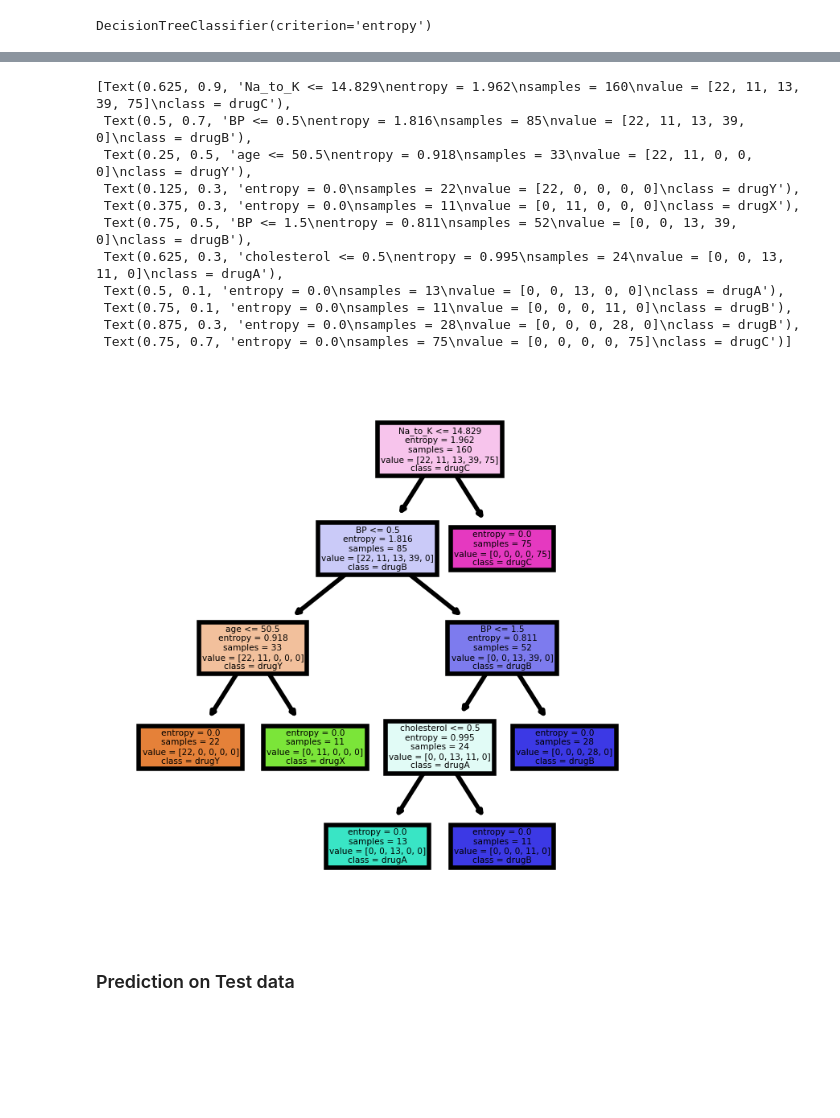
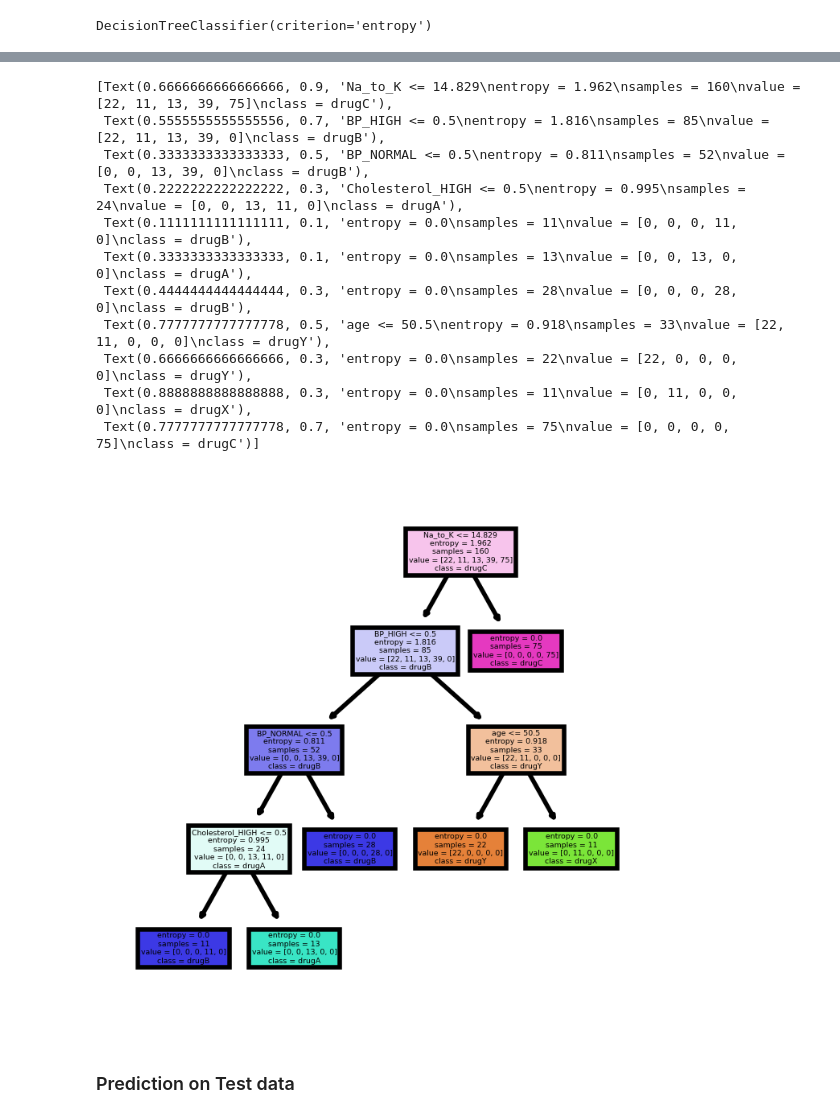
Before and after one commit to rahul-bhutekar/Data-Science, a Jupyter notebook: Assignments/Decision Tree/Decision-Tree-Drug200.ipynb, the cells around one changed output, grey strips where cells are left out. Saved outputs shown, nothing was run; the diff lists cells and outputs as text; code cells hidden in the pictures; blank space fills up the shorter version.

Commit message:
used OneHotEncoder for independent variables(Sex, BP, Cholesterol) instead of LabelEncoder

```diff
--- a/Assignments/Decision Tree/Decision-Tree-Drug200.ipynb
+++ b/Assignments/Decision Tree/Decision-Tree-Drug200.ipynb
@@ -107,0 +119,9 @@ df['Drug'] = label_encoder.fit_transform(df['Drug'])
+# %%
+# creating a new DataFrame with the newly generated values
+df_encoded_Sex = pd.DataFrame(one_hot_encoded_Sex, columns=col_names_Sex)
+df_encoded_BP = pd.DataFrame(one_hot_encoded_BP, columns=col_names_BP)
+df_encoded_Cholesterol = pd.DataFrame(one_hot_encoded_Cholesterol, columns=col_names_Cholesterol)
+# %%
+# concatenate the newly generated encoded values to the original DataFrame and dropping the original OBJECT type field 'Payment_Behaviour'
+df = pd.concat([df, df_encoded_Sex, df_encoded_BP, df_encoded_Cholesterol], axis=1)
+df = df.drop(['Sex', 'BP', 'Cholesterol'], axis=1)
@@ -137,0 +155,4 @@ df.head()
+# %%
+# move the target column 'Drug' to the end of the DataFrame
+df = pd.concat([df.drop('Drug', axis=1), df['Drug']], axis=1)
+df.head()
@@ -155,5 +183,5 @@ df.iloc[:, 0:5]
 # %%
-x = df.iloc[:,0:5]
-y = df.iloc[:,5]
+x = df.iloc[:,0:9]
+y = df.iloc[:,9]
 x
 # %% [output]
@@ -265,23 +293,23 @@ tree.plot_tree(model)
 # %%
 # visualizing decision tree with different parameters
 
-fn = ['age', 'sex', 'BP', 'cholesterol', 'Na_to_K']
+fn = ['age', 'Na_to_K', 'sex_f', 'sex_m', 'BP_HIGH', 'BP_LOW', 'BP_NORMAL', 'Cholesterol_HIGH', 'Cholesterol_NORMAL']
 cn = ['drugY', 'drugX', 'drugA', 'drugB', 'drugC']
 fig,axes = plt.subplots(nrows=1, ncols=1, figsize=(2,2), dpi=400)
 tree.plot_tree(model, feature_names=fn, class_names=cn, filled=True)
 # %% [output]
-[Text(0.625, 0.9, 'Na_to_K <= 14.829\nentropy = 1.962\nsamples = 160\nvalue = [22, 11, 13, 39, 75]\nclass = drugC'),
- Text(0.5, 0.7, 'BP <= 0.5\nentropy = 1.816\nsamples = 85\nvalue = [22, 11, 13, 39, 0]\nclass = drugB'),
- Text(0.25, 0.5, 'age <= 50.5\nentropy = 0.918\nsamples = 33\nvalue = [22, 11, 0, 0, 0]\nclass = drugY'),
- Text(0.125, 0.3, 'entropy = 0.0\nsamples = 22\nvalue = [22, 0, 0, 0, 0]\nclass = drugY'),
- Text(0.375, 0.3, 'entropy = 0.0\nsamples = 11\nvalue = [0, 11, 0, 0, 0]\nclass = drugX'),
- Text(0.75, 0.5, 'BP <= 1.5\nentropy = 0.811\nsamples = 52\nvalue = [0, 0, 13, 39, 0]\nclass = drugB'),
- Text(0.625, 0.3, 'cholesterol <= 0.5\nentropy = 0.995\nsamples = 24\nvalue = [0, 0, 13, 11, 0]\nclass = drugA'),
- Text(0.5, 0.1, 'entropy = 0.0\nsamples = 13\nvalue = [0, 0, 13, 0, 0]\nclass = drugA'),
- Text(0.75, 0.1, 'entropy = 0.0\nsamples = 11\nvalue = [0, 0, 0, 11, 0]\nclass = drugB'),
- Text(0.875, 0.3, 'entropy = 0.0\nsamples = 28\nvalue = [0, 0, 0, 28, 0]\nclass = drugB'),
- Text(0.75, 0.7, 'entropy = 0.0\nsamples = 75\nvalue = [0, 0, 0, 0, 75]\nclass = drugC')]
+[Text(0.6666666666666666, 0.9, 'Na_to_K <= 14.829\nentropy = 1.962\nsamples = 160\nvalue = [22, 11, 13, 39, 75]\nclass = drugC'),
+ Text(0.5555555555555556, 0.7, 'BP_HIGH <= 0.5\nentropy = 1.816\nsamples = 85\nvalue = [22, 11, 13, 39, 0]\nclass = drugB'),
+ Text(0.3333333333333333, 0.5, 'BP_NORMAL <= 0.5\nentropy = 0.811\nsamples = 52\nvalue = [0, 0, 13, 39, 0]\nclass = drugB'),
+ Text(0.2222222222222222, 0.3, 'Cholesterol_HIGH <= 0.5\nentropy = 0.995\nsamples = 24\nvalue = [0, 0, 13, 11, 0]\nclass = drugA'),
+ Text(0.1111111111111111, 0.1, 'entropy = 0.0\nsamples = 11\nvalue = [0, 0, 0, 11, 0]\nclass = drugB'),
+ Text(0.3333333333333333, 0.1, 'entropy = 0.0\nsamples = 13\nvalue = [0, 0, 13, 0, 0]\nclass = drugA'),
+ Text(0.4444444444444444, 0.3, 'entropy = 0.0\nsamples = 28\nvalue = [0, 0, 0, 28, 0]\nclass = drugB'),
+ Text(0.7777777777777778, 0.5, 'age <= 50.5\nentropy = 0.918\nsamples = 33\nvalue = [22, 11, 0, 0, 0]\nclass = drugY'),
+ Text(0.6666666666666666, 0.3, 'entropy = 0.0\nsamples = 22\nvalue = [22, 0, 0, 0, 0]\nclass = drugY'),
+ Text(0.8888888888888888, 0.3, 'entropy = 0.0\nsamples = 11\nvalue = [0, 11, 0, 0, 0]\nclass = drugX'),
+ Text(0.7777777777777778, 0.7, 'entropy = 0.0\nsamples = 75\nvalue = [0, 0, 0, 0, 75]\nclass = drugC')]
-[figure, old version]
+[figure, new version]
 # %% [markdown]
 ### Prediction on Test data
 # %%
```
Also changed, not shown: parts of 13 cells of this notebook.
